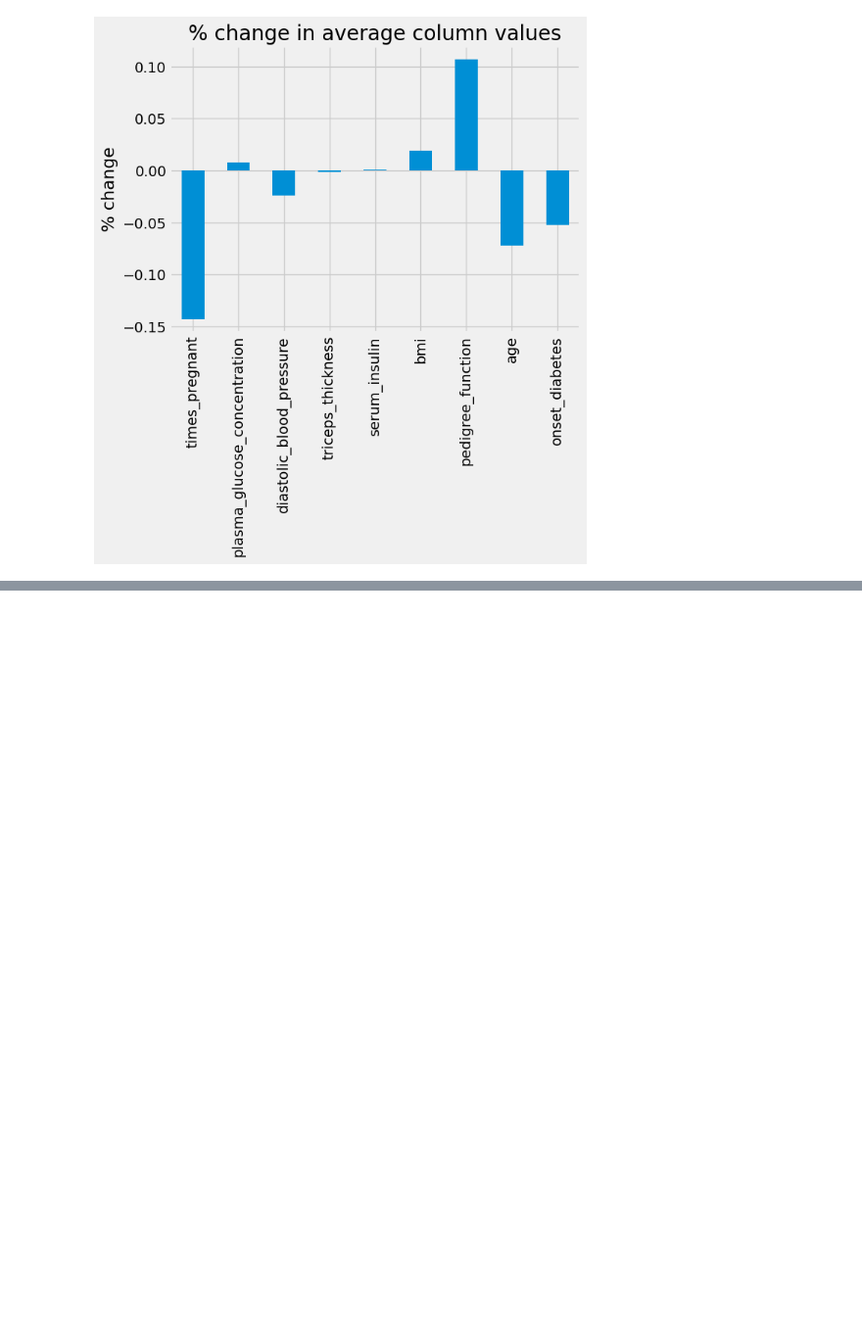
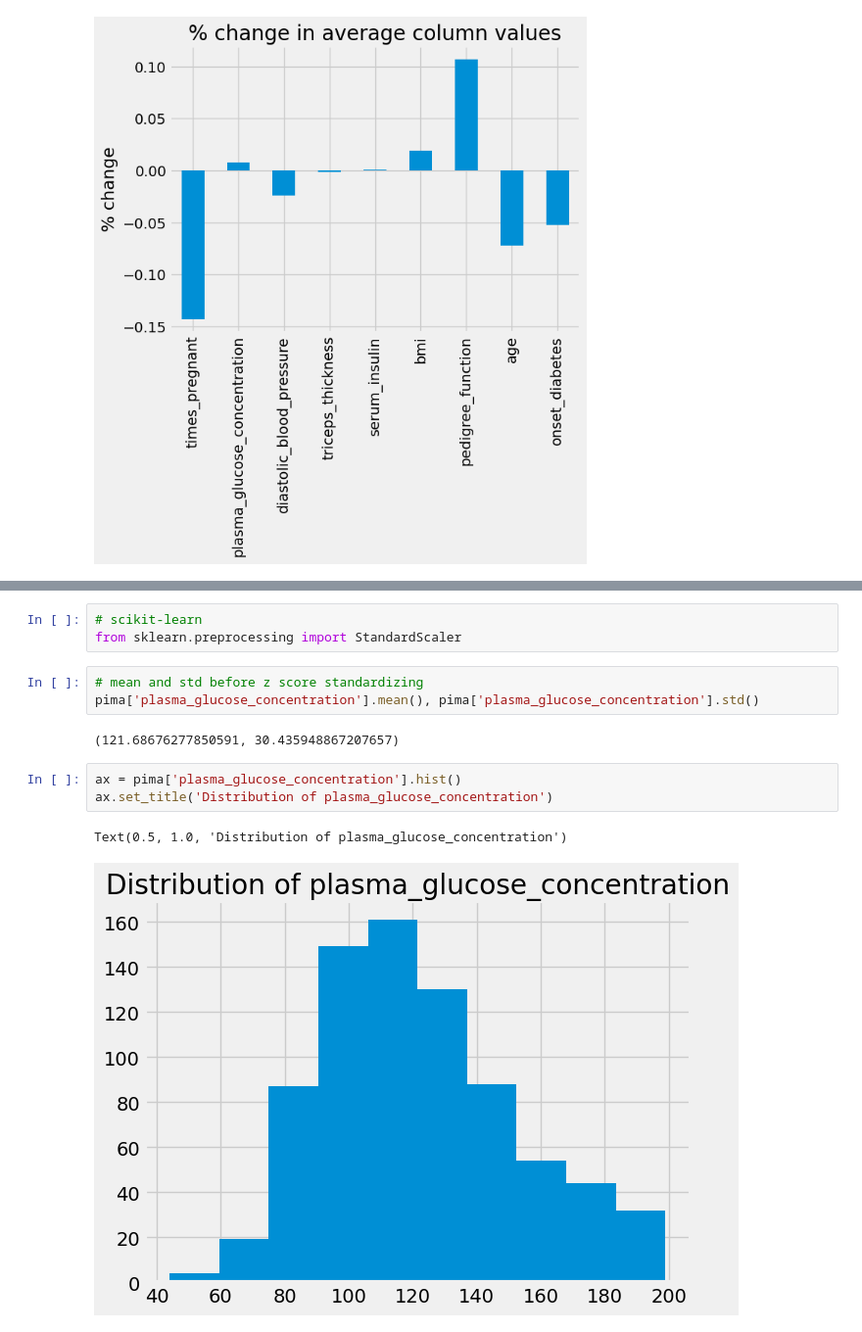
Before and after one commit to yungshun317/sklearn-ml-feature-improvement, a Jupyter notebook: pima_indians_diabetes_database.ipynb, the cells around one changed output, grey strips where cells are left out. Shown at 98% size. Drawn from its saved outputs; the diff is of its cells as text; blank space fills up the shorter version.

```diff
--- a/pima_indians_diabetes_database.ipynb
+++ b/pima_indians_diabetes_database.ipynb
@@ -484,0 +575,14 @@ print(grid.best_score_, grid.best_params_)
+# %%
+# scikit-learn
+from sklearn.preprocessing import StandardScaler
+# %%
+# mean and std before z score standardizing
+pima['plasma_glucose_concentration'].mean(), pima['plasma_glucose_concentration'].std()
+# %% [output]
+(121.68676277850591, 30.435948867207657)
+# %%
+ax = pima['plasma_glucose_concentration'].hist()
+ax.set_title('Distribution of plasma_glucose_concentration')
+# %% [output]
+Text(0.5, 1.0, 'Distribution of plasma_glucose_concentration')
+[figure, added]
```
Also changed, not shown: parts of 41 cells of this notebook.
